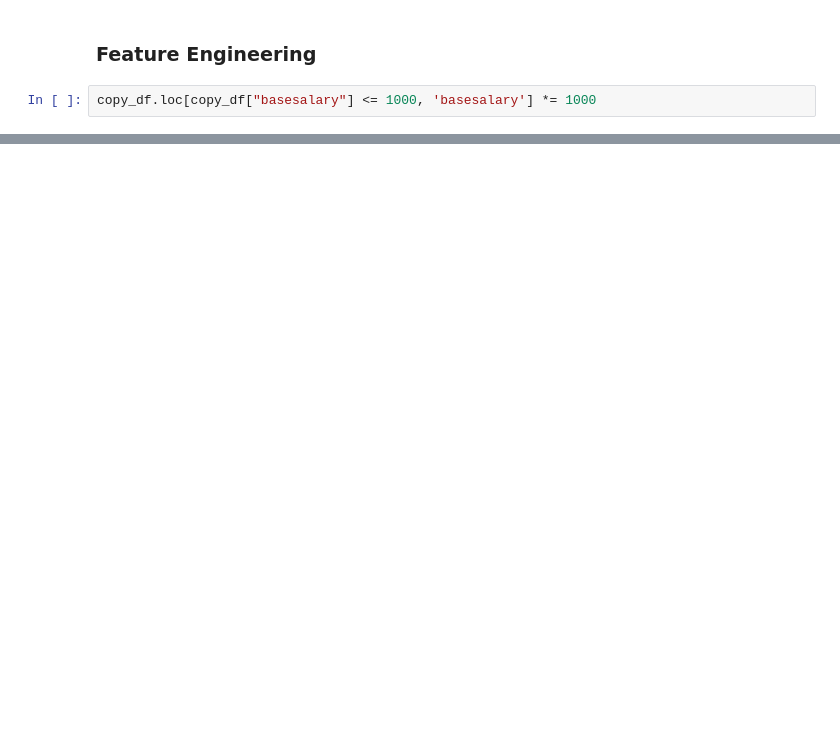
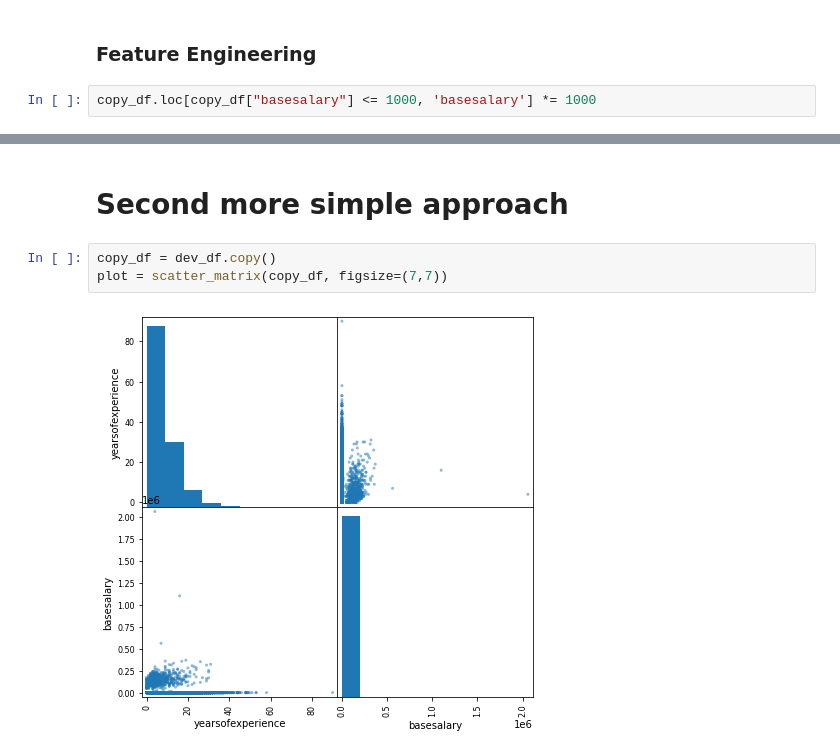
Before and after one commit to nwoik/4th-year, a Jupyter notebook: AI/CA/ai1.ipynb, the cells around one changed output, grey strips where cells are left out. Saved outputs shown, nothing was run; the diff lists cells and outputs as text; blank space fills up the shorter version.

```diff
--- a/AI/CA/ai1.ipynb
+++ b/AI/CA/ai1.ipynb
@@ -230,0 +343,7 @@ heatmap(copy_df.corr(), annot=True)
+# %% [markdown]
+<h1>Second more simple approach</h1>
+# %%
+copy_df = dev_df.copy()
+plot = scatter_matrix(copy_df, figsize=(7,7))
+# %% [output]
+[figure, added]
```
Also changed, not shown: parts of 49 cells of this notebook, 2 other files.
